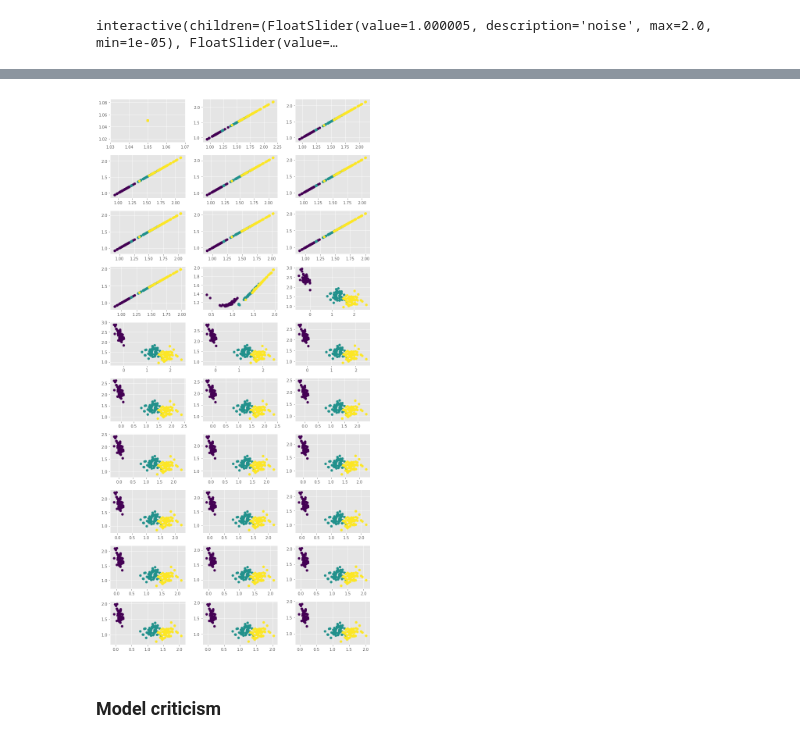
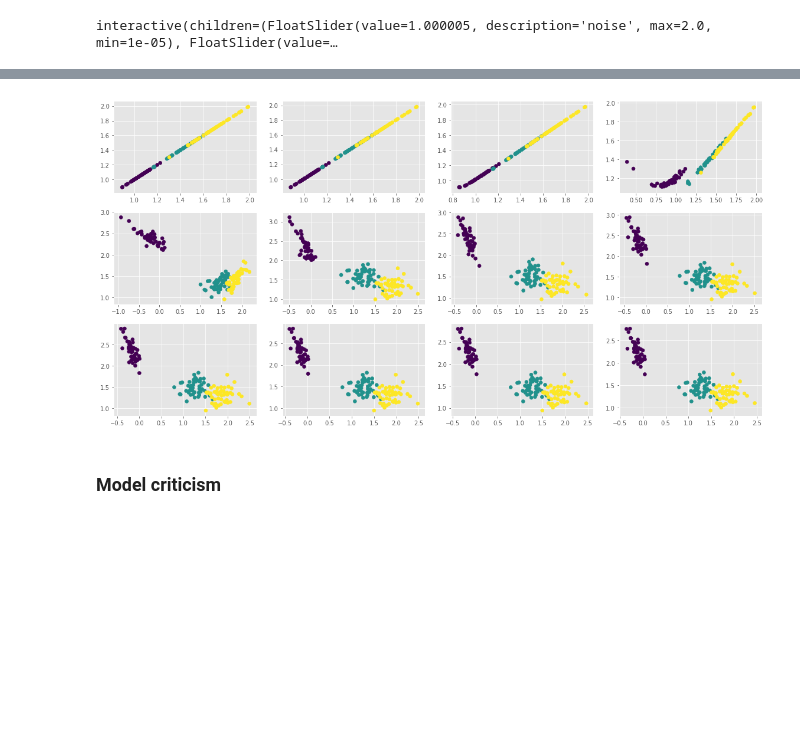
Before and after one commit to vu-minh/prob_dr, a Jupyter notebook: PPCA_MAP.ipynb, the cells around one changed output, grey strips where cells are left out. Drawn from its saved outputs; the diff is of its cells as text; code cells hidden in the pictures; blank space fills up the shorter version.

```diff
--- a/PPCA_MAP.ipynb
+++ b/PPCA_MAP.ipynb
@@ -89,7 +89,7 @@ Note that the `log_joint` function created by `ed.make_log_joint_fn` will repres
 # that means, to transfer the prior to the posterior
 # and the final expected results will be in `w_inferred_map` and `z_inferred_map`
 
-def train_map(noise, std_w):
+def train_map(noise, std_w, num_epochs=1000, learning_rate=0.05):
     tf.reset_default_graph()
 
     # first, define `w` and `z` as variable in the model
@@ -114,15 +114,13 @@ def train_map(noise, std_w):
     # that's why we conver the maximization prob. to mizimization one
     energy = - target(w, z)
 
-    optimizer = tf.train.AdamOptimizer(learning_rate=0.05)
+    optimizer = tf.train.AdamOptimizer(learning_rate)
     train = optimizer.minimize(energy)
 
     # Learning params === Infering
     init = tf.global_variables_initializer()
     losses = []
     traceZ = []
-    num_epochs = 1500
-
     with tf.Session() as sess:
         sess.run(init)
         for i in range(num_epochs):
@@ -150,7 +148,7 @@ def ppca_map(noise, std_w):
 # %% [output]
 interactive(children=(FloatSlider(value=1.000005, description='noise', max=2.0, min=1e-05), FloatSlider(value=…
 # %%
-losses, w_map, z_map, traceZ = train_map(noise=0.1, std_w=1.0)
+losses, w_map, z_map, traceZ = train_map(noise=1e-8, std_w=1.0, num_epochs=2500, learning_rate=0.25)
 plt.plot(range(len(losses)), losses)
 plt.show()
 plt.scatter(z_map[0, :], z_map[1, :], c=y_class)
@@ -167,16 +165,16 @@ print(len(traceZ))
 # %%
 # 150 traces
 
-fig, axes = plt.subplots(10,3, figsize=(10,20))
+fig, axes = plt.subplots(3, 4, figsize=(16,8))
 ax = axes.ravel()
 
-for i in range(30):
-    z_map = traceZ[i*5]
-    ax[i].scatter(z_map[0, :], z_map[1, :], c=y_class)
+for i in range(22,34):
+    z_map = traceZ[i*2]
+    ax[i-22].scatter(z_map[0, :], z_map[1, :], c=y_class)
 
 plt.tight_layout()
 # %% [output]
-[figure, old version]
+[figure, new version]
 # %% [markdown]
 ### Model criticism
 # %%
```
Also changed, not shown: parts of 3 cells of this notebook.
